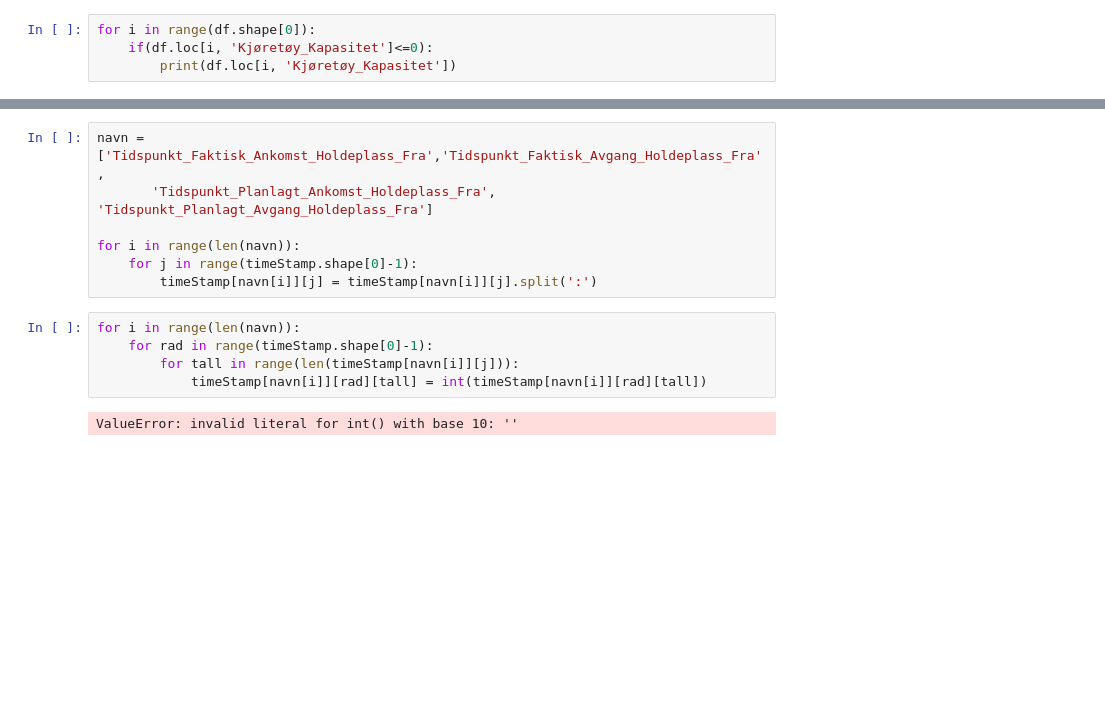
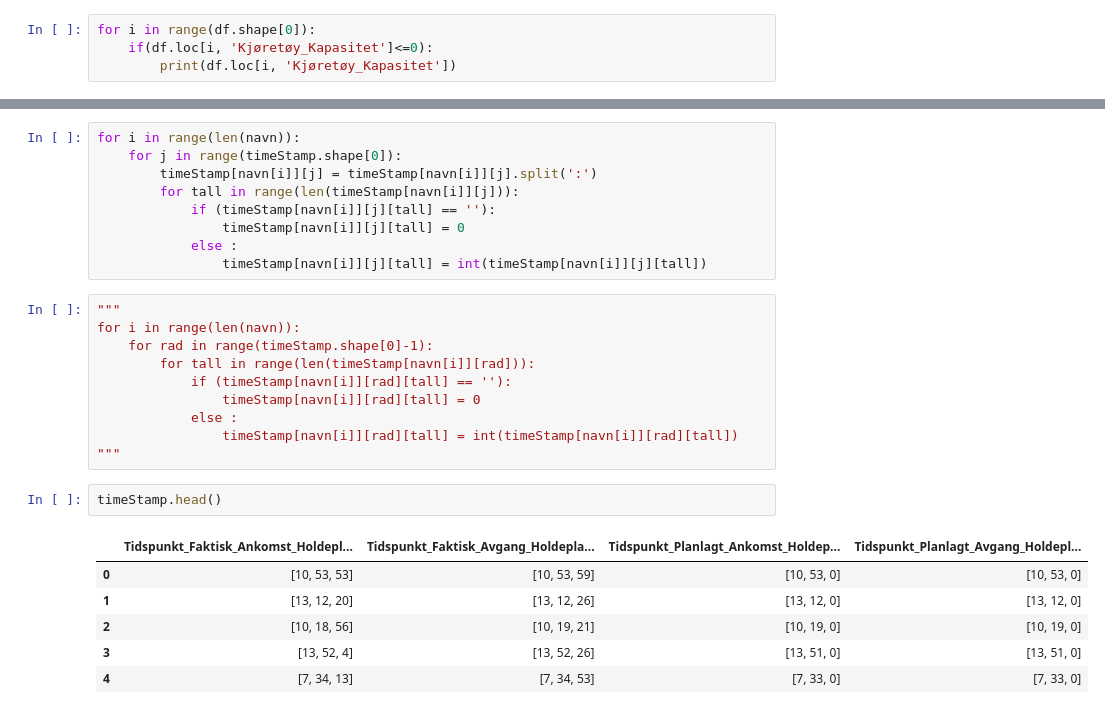
Before and after one commit to Kenn3Th/DAVE3625, a Jupyter notebook: Assignment_1/testing.ipynb, the cells around one changed output, grey strips where cells are left out. Drawn from its saved outputs; the diff is of its cells as text; blank space fills up the shorter version.

```diff
--- a/Assignment_1/testing.ipynb
+++ b/Assignment_1/testing.ipynb
@@ -326,14 +326,28 @@ timeStamp = df[['Tidspunkt_Faktisk_Ankomst_Holdeplass_Fra','Tidspunkt_Faktisk_Av
 # %%
-navn = ['Tidspunkt_Faktisk_Ankomst_Holdeplass_Fra','Tidspunkt_Faktisk_Avgang_Holdeplass_Fra',
-       'Tidspunkt_Planlagt_Ankomst_Holdeplass_Fra', 'Tidspunkt_Planlagt_Avgang_Holdeplass_Fra']
-
 for i in range(len(navn)):
-    for j in range(timeStamp.shape[0]-1):
+    for j in range(timeStamp.shape[0]):
         timeStamp[navn[i]][j] = timeStamp[navn[i]][j].split(':')
+        for tall in range(len(timeStamp[navn[i]][j])):
+            if (timeStamp[navn[i]][j][tall] == ''):
+                timeStamp[navn[i]][j][tall] = 0
+            else :
+                timeStamp[navn[i]][j][tall] = int(timeStamp[navn[i]][j][tall])
 # %%
+"""
 for i in range(len(navn)):
     for rad in range(timeStamp.shape[0]-1):
-        for tall in range(len(timeStamp[navn[i]][j])):
-            timeStamp[navn[i]][rad][tall] = int(timeStamp[navn[i]][rad][tall])
+        for tall in range(len(timeStamp[navn[i]][rad])):
+            if (timeStamp[navn[i]][rad][tall] == ''):
+                timeStamp[navn[i]][rad][tall] = 0
+            else :
+                timeStamp[navn[i]][rad][tall] = int(timeStamp[navn[i]][rad][tall])
+"""
-# %% [output]
-ValueError: invalid literal for int() with base 10: ''
+# %%
+timeStamp.head()
+# %% [output]
+|  | Tidspunkt_Faktisk_Ankomst_Holdepl... | Tidspunkt_Faktisk_Avgang_Holdepla... | Tidspunkt_Planlagt_Ankomst_Holdep... | Tidspunkt_Planlagt_Avgang_Holdepl... |
+| 0 | [10, 53, 53] | [10, 53, 59] | [10, 53, 0] | [10, 53, 0] |
+| 1 | [13, 12, 20] | [13, 12, 26] | [13, 12, 0] | [13, 12, 0] |
+| 2 | [10, 18, 56] | [10, 19, 21] | [10, 19, 0] | [10, 19, 0] |
+| 3 | [13, 52, 4] | [13, 52, 26] | [13, 51, 0] | [13, 51, 0] |
+| 4 | [7, 34, 13] | [7, 34, 53] | [7, 33, 0] | [7, 33, 0] |
```
Also changed, not shown: parts of 14 cells of this notebook.
